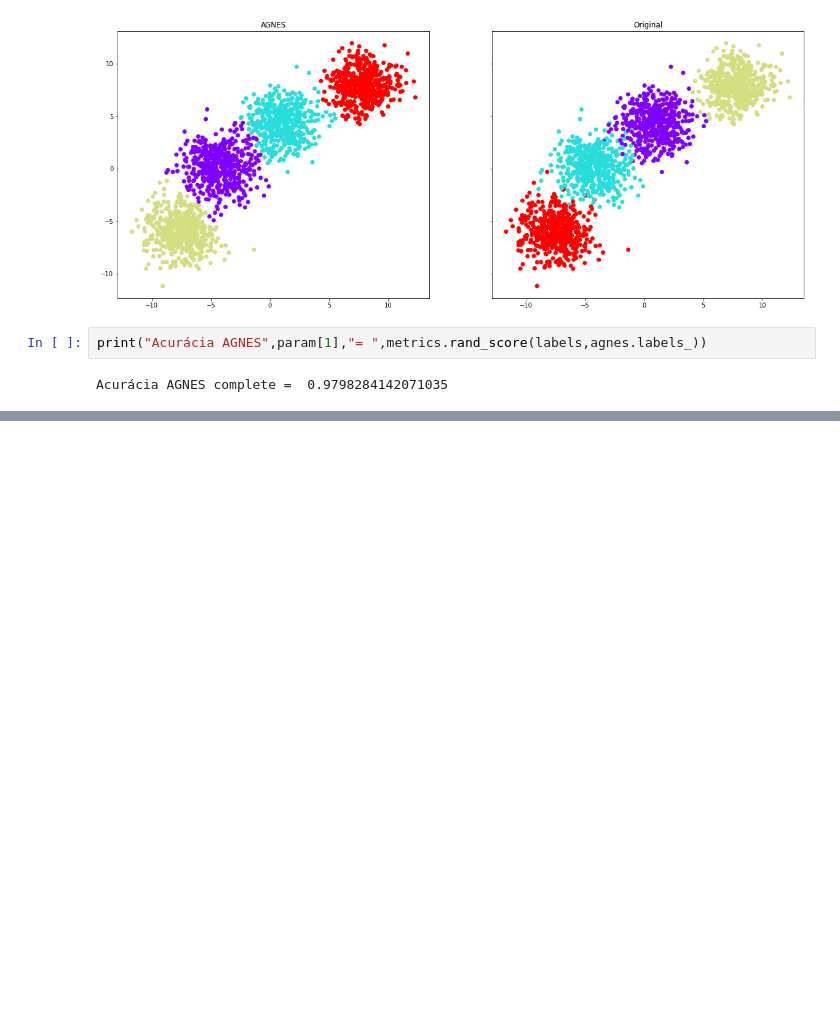
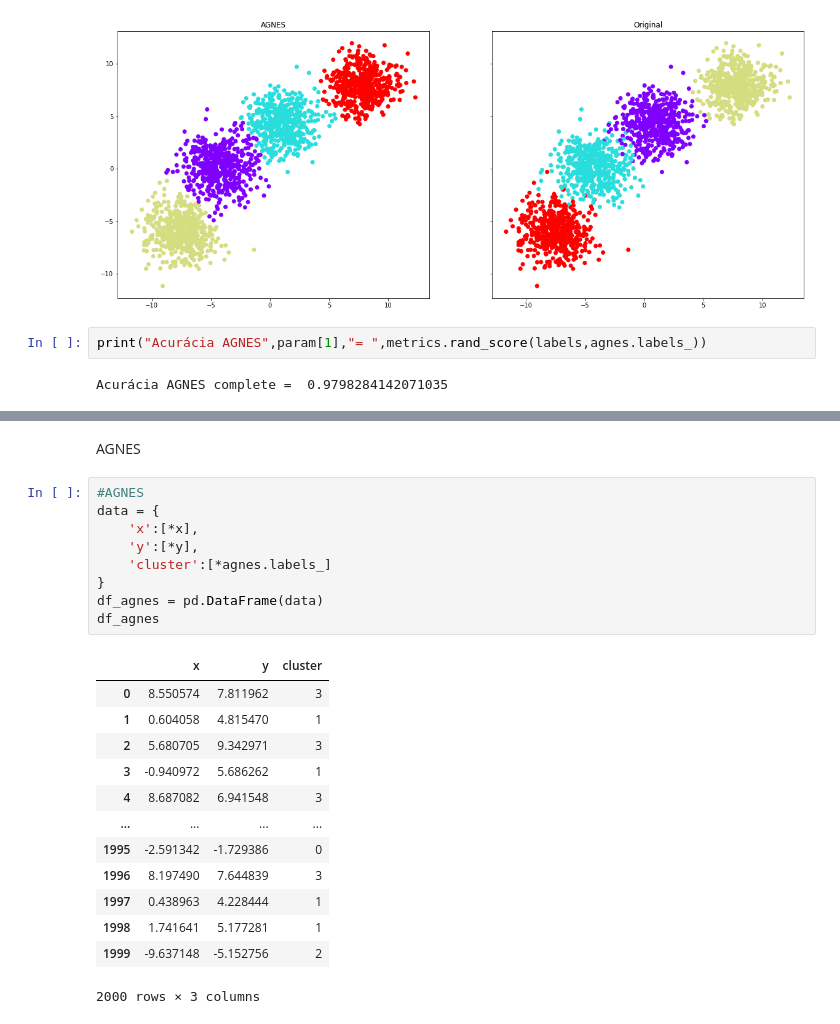
Before and after one commit to viniolvs/ML-clustering, a Jupyter notebook: trab2.ipynb, the cells around one changed output, grey strips where cells are left out. Saved outputs shown, nothing was run; the diff lists cells and outputs as text; blank space fills up the shorter version.

```diff
--- a/trab2.ipynb
+++ b/trab2.ipynb
@@ -214,0 +451,25 @@ Acurácia AGNES complete =  0.9798284142071035
+# %% [markdown]
+AGNES
+# %%
+#AGNES
+data = {
+    'x':[*x],
+    'y':[*y],
+    'cluster':[*agnes.labels_]
+}
+df_agnes = pd.DataFrame(data)
+df_agnes
+# %% [output]
+|  | x | y | cluster |
+| 0 | 8.550574 | 7.811962 | 3 |
+| 1 | 0.604058 | 4.815470 | 1 |
+| 2 | 5.680705 | 9.342971 | 3 |
+| 3 | -0.940972 | 5.686262 | 1 |
+| 4 | 8.687082 | 6.941548 | 3 |
+| ... | ... | ... | ... |
+| 1995 | -2.591342 | -1.729386 | 0 |
+| 1996 | 8.197490 | 7.644839 | 3 |
+| 1997 | 0.438963 | 4.228444 | 1 |
+| 1998 | 1.741641 | 5.177281 | 1 |
+| 1999 | -9.637148 | -5.152756 | 2 |
+2000 rows × 3 columns
```
Also changed, not shown: parts of 26 cells of this notebook.
